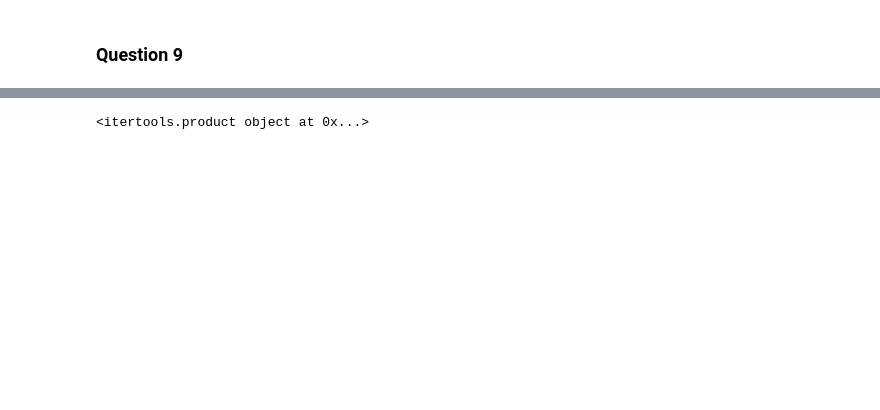
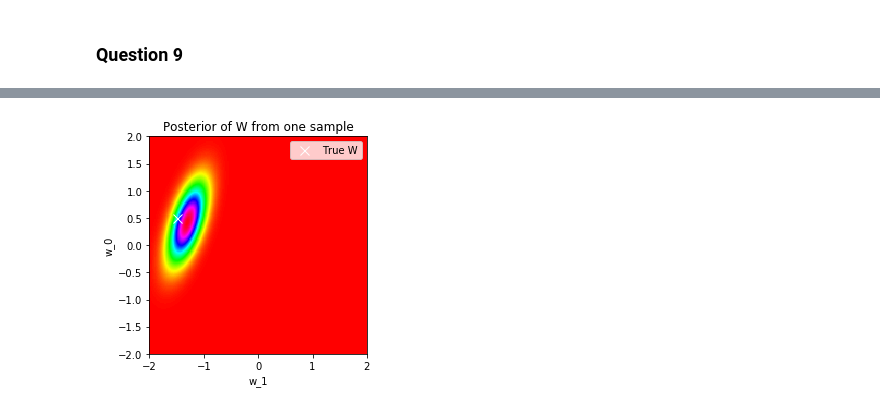
Before and after one commit to hkindbom/DD2434-Machine-Learning-Advanced, a Jupyter notebook: Assignment 1.ipynb, the cells around one changed output, grey strips where cells are left out. Drawn from its saved outputs; the diff is of its cells as text; code cells hidden in the pictures; blank space fills up the shorter version.

```diff
--- a/Assignment 1.ipynb
+++ b/Assignment 1.ipynb
@@ -82 +69,11 @@ axs[1].hist(prior_w_1, bins='auto')
+# %%
+# Pick random datapoints from dataset
+def getDataPoints(nr):
+    ns = np.random.randint(low = 0, high = 200, size = nr)
+    x_sample = []
+    t_sample = []
+    for n in ns:
+        x_sample.append(X_Dat[n])
+        t_sample.append(T_Dat[n])
+    return np.array(x_sample), np.array(t_sample)
 # %%
@@ -123,4 +99,19 @@ plt.show()
-# %%
-product([1,2,3],[1,2,3])
-# %% [output]
-<itertools.product object at 0x...>
+# %%
+#sample points from dataset
+x_n, t_n = getDataPoints(7)
+# %%
+# Plot posterior for one data point
+Z_vec = computePosterior(x_n[0],t_n[0]) #using one data point from sample
+
+Z_matr = np.reshape(Z_vec,(pixels,pixels))
+im = plt.imshow(Z_matr,cmap='hsv',extent=(-max_axis, max_axis, -max_axis, max_axis))
+plt.plot(w_1,w_0,'wx', ms=9.0,label = "True W")
+plt.legend(loc="upper right")
+ax = plt.gca()
+ax.grid(False)
+plt.title("Posterior of W from one sample")
+plt.xlabel('w_1')
+plt.ylabel('w_0')
+plt.show()
+# %% [output]
+[figure, added]
```
Also changed, not shown: parts of 11 cells of this notebook.
